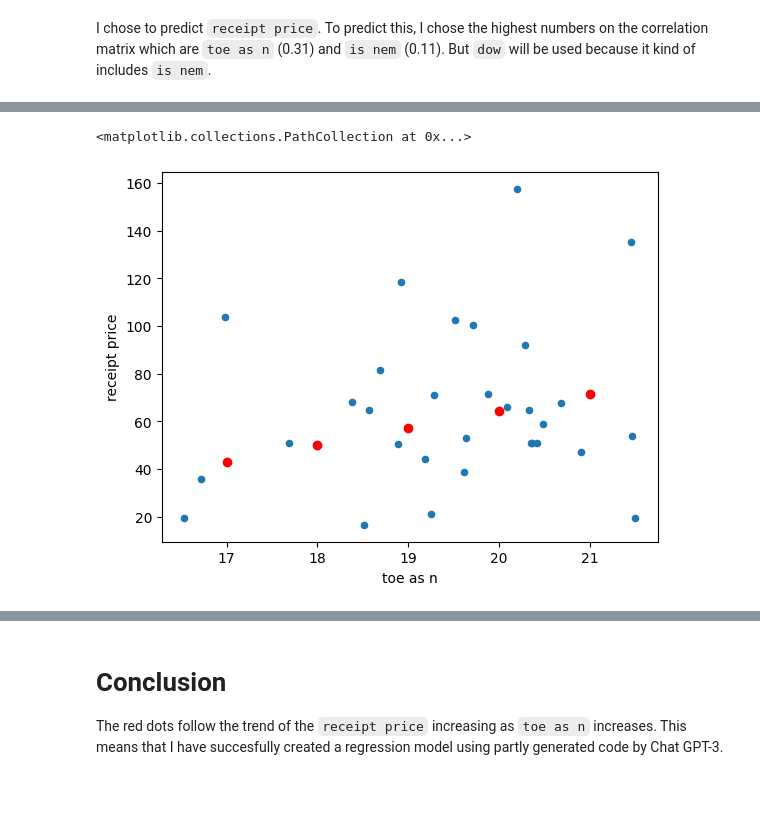
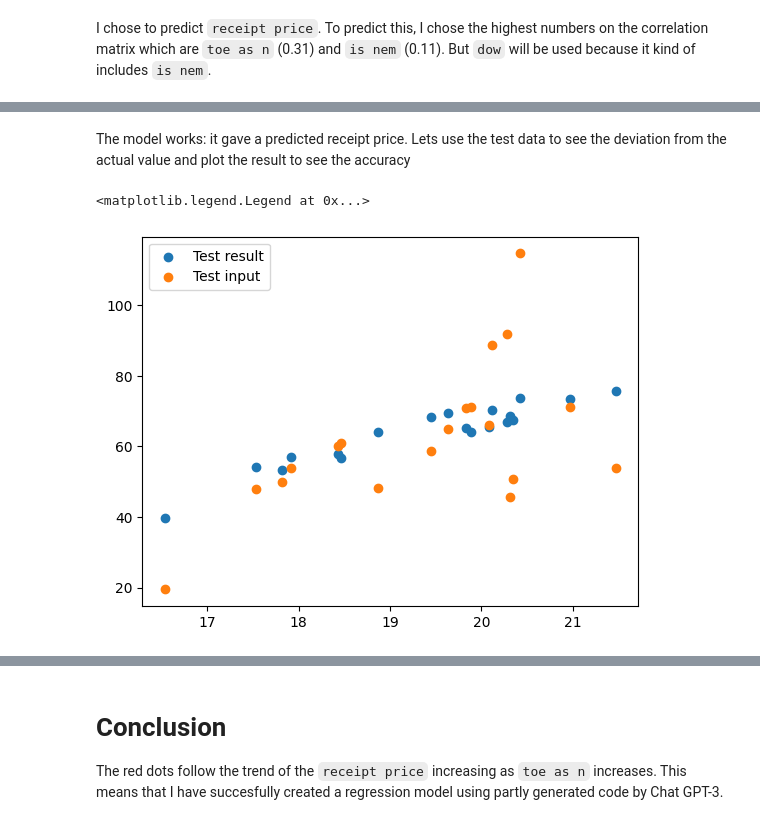
Before and after one commit to jussihailu1/AI-for-Society, a Jupyter notebook: AI/Second try (Chat GPT-3)/Chat GPT-3 generated code.ipynb, the cells around one changed output, grey strips where cells are left out. Drawn from its saved outputs; the diff is of its cells as text; code cells hidden in the pictures; blank space fills up the shorter version.

```diff
--- a/AI/Second try (Chat GPT-3)/Chat GPT-3 generated code.ipynb
+++ b/AI/Second try (Chat GPT-3)/Chat GPT-3 generated code.ipynb
@@ -135,15 +137,33 @@ Lets add more red dots
-# %%
-predictions = []
-
-for _new_toe_as_n in range(17, 22):
-    predicted_receipt_price = model.predict([[_new_toe_as_n, new_dow]])[0]
-    predictions.append([_new_toe_as_n, predicted_receipt_price])
-
-predictions = np.array(predictions)
-# %%
-new_df.plot.scatter(x='toe as n', y='receipt price')
-
-plt.scatter(x=predictions[:,0], y=predictions[:,1], c='red')
-# %% [output]
-<matplotlib.collections.PathCollection at 0x...>
-[figure, removed]
+# %% [markdown]
+The model works: it gave a predicted receipt price. Lets use the test data to see the deviation from the actual value and plot the result to see the accuracy
+# %%
+# Creating the test results
+test_results = []
+
+for index, row in final_X_test.iterrows():
+  test_toe_as_n, test_dow = row
+  predicted_receipt_price = strongest_model.predict(get_df(test_toe_as_n, test_dow))[0]
+  test_results.append([test_toe_as_n, predicted_receipt_price])
+
+test_results = np.array(test_results)
+# %%
+# Creating dataframes for easier plotting
+
+test_results_df = pd.DataFrame()
+test_results_df["toe as n"] = test_results[:,0]
+test_results_df["receipt price"] = test_results[:,1]
+
+test_input_df = pd.DataFrame()
+test_input_df["toe as n"] = final_X_test["toe as n"]
+test_input_df["receipt price"] = final_y_test
+# %%
+# Plotting the test result data
+plt.scatter(test_results_df["toe as n"], test_results_df["receipt price"]).set_label("Test result")
+
+# Plotting the actual values corresponding to the test data
+plt.scatter(test_input_df["toe as n"], test_input_df["receipt price"]).set_label("Test input")
+
+plt.legend()
+# %% [output]
+<matplotlib.legend.Legend at 0x...>
+[figure, added]
```
Also changed, not shown: parts of 25 cells of this notebook, 3 other files.
